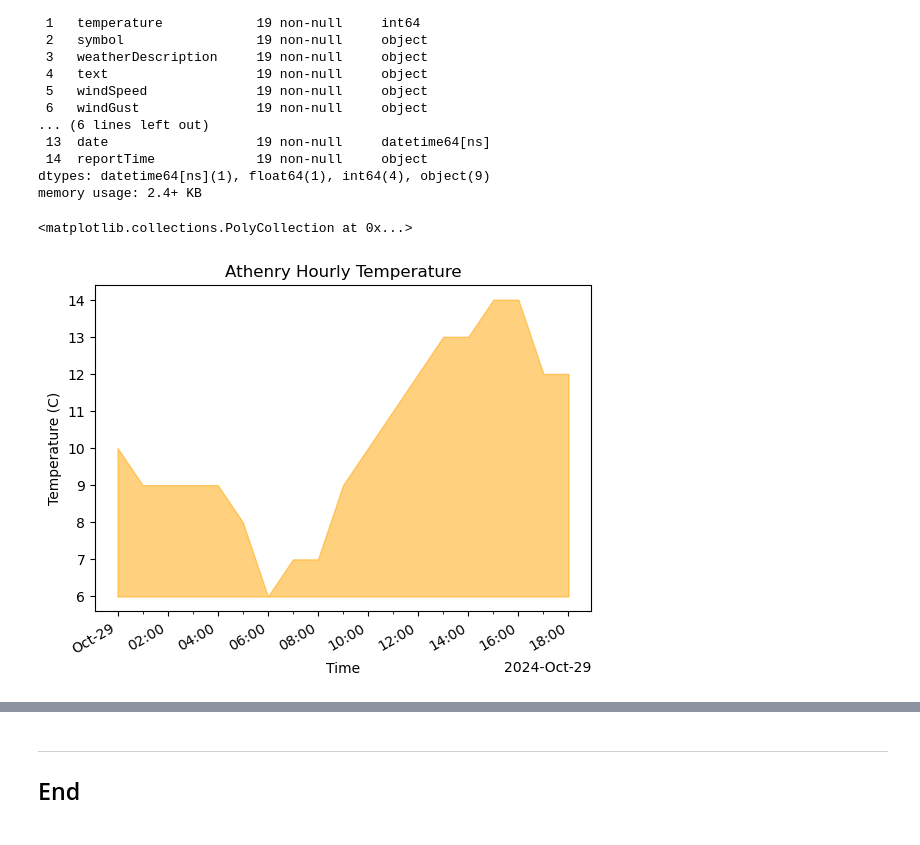
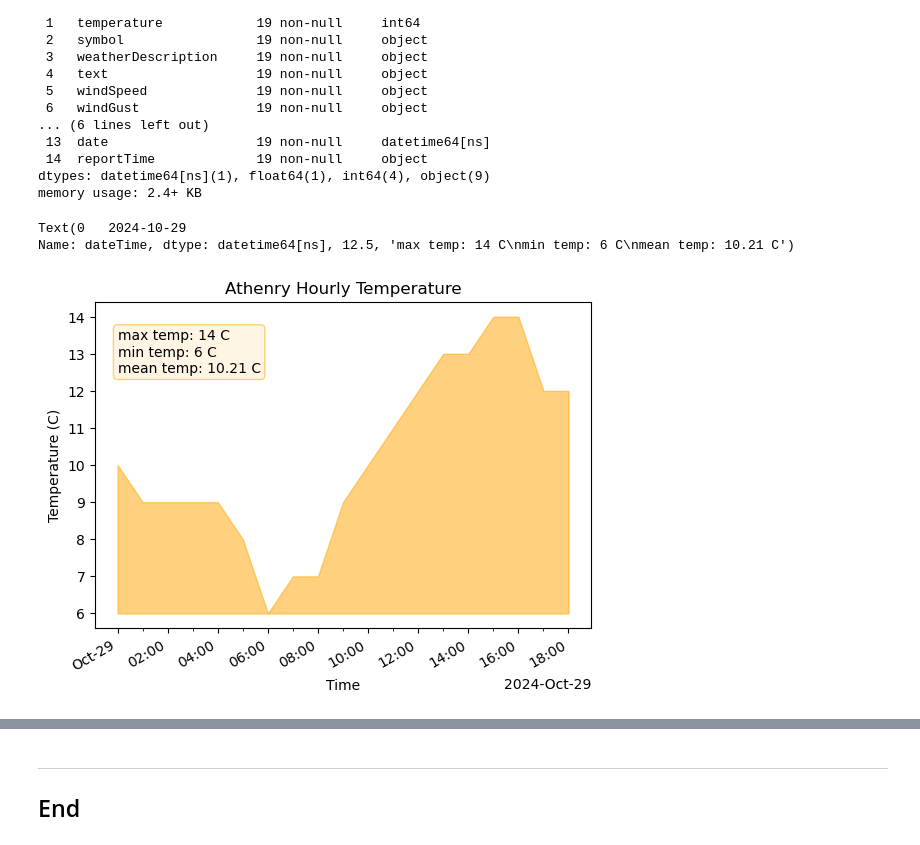
Before and after one commit to eoghanpw/comp_infra-assessment, a Jupyter notebook: weather.ipynb, the cells around one changed output, grey strips where cells are left out. Cells and saved outputs as stored; diff of their text form; code cells hidden in the pictures.

```diff
--- a/weather.ipynb
+++ b/weather.ipynb
@@ -235,40 +237,56 @@ Data columns (total 15 columns):
  14  reportTime             19 non-null     object
 dtypes: datetime64[ns](1), float64(1), int64(4), object(9)
 memory usage: 2.4+ KB
+# %%
+# Let's update the windSpeed to numeric dype and replace any NaN with 0.
+# Ref: https://pandas.pydata.org/docs/reference/api/pandas.to_numeric.html#pandas-to-numeric
+# Ref: https://pandas.pydata.org/docs/reference/api/pandas.DataFrame.fillna.html#pandas-dataframe-fillna
+df["windSpeed"] = pd.to_numeric(df["windSpeed"], errors="coerce").fillna(value=0)
 # %%
 # Let's combine the date and reportTime columns into one new column called dateTime.
 # Ref: https://www.statology.org/pandas-combine-date-and-time-columns/
 df["dateTime"] = pd.to_datetime(df["date"].astype(str) + df["reportTime"], format="%Y-%m-%d%H:%M")
-
-# And let's create a new dataframe using the dateTime column as the index.
-df_date = df.set_index("dateTime")
 # %%
 # Let's plot the temperature.
 fig, ax = plt.subplots()
 
+# x variable.
+time = df["dateTime"]
 # y variable.
-temp = df_date["temperature"]
+temp = df["temperature"]
 
 # Format the datetime x axis.
 # Ref: https://matplotlib.org/stable/api/dates_api.html#matplotlib.dates.ConciseDateFormatter
 # Ref: https://matplotlib.org/stable/gallery/showcase/anatomy.html#anatomy-of-a-figure
 # Ref: https://matplotlib.org/stable/api/_as_gen/matplotlib.figure.Figure.autofmt_xdate.html#matplotlib-figure-figure-autofmt-xdate
 locator = mdates.AutoDateLocator()
 formatter = mdates.ConciseDateFormatter(locator)
 ax.xaxis.set_major_formatter(formatter)
 ax.xaxis.set_minor_locator(AutoMinorLocator(2))
 fig.autofmt_xdate()
 
-# Set title and axis labels.
+# Set title, axis labels and legend.
 ax.set_title("Athenry Hourly Temperature")
 ax.set_xlabel("Time")
 ax.set_ylabel("Temperature (C)")
 
 # Plot.
-ax.fill_between(df_date.index, temp.min(), temp, color="orange", alpha=0.5)
+# Ref: https://matplotlib.org/stable/gallery/lines_bars_and_markers/fill_between_alpha.html#fill-between-and-alpha
+ax.fill_between(time, temp.min(), temp, color="orange", alpha=0.5)
+
+# Add text box for descriptive stats.
+# Ref: https://matplotlib.org/stable/gallery/specialty_plots/anscombe.html#anscombe-s-quartet
+text=(f"max temp: {temp.max()} C\n"
+      f"min temp: {temp.min()} C\n"
+      f"mean temp: {temp.mean():.2f} C")
+bbox = dict(boxstyle="round", fc=("orange", 0.1), ec=("orange", 0.5))
+x_loc = df["dateTime"].iloc[:1]
+y_loc = 12.5
+ax.text(x_loc, y_loc, text, bbox=bbox)
 # %% [output]
-<matplotlib.collections.PolyCollection at 0x...>
+Text(0   2024-10-29
+Name: dateTime, dtype: datetime64[ns], 12.5, 'max temp: 14 C\nmin temp: 6 C\nmean temp: 10.21 C')
-[figure, old version]
+[figure, new version]
 # %%
 # Let's plot the windspeed.
 fig, ax = plt.subplots()
```
Also changed, not shown: parts of 2 cells of this notebook.
